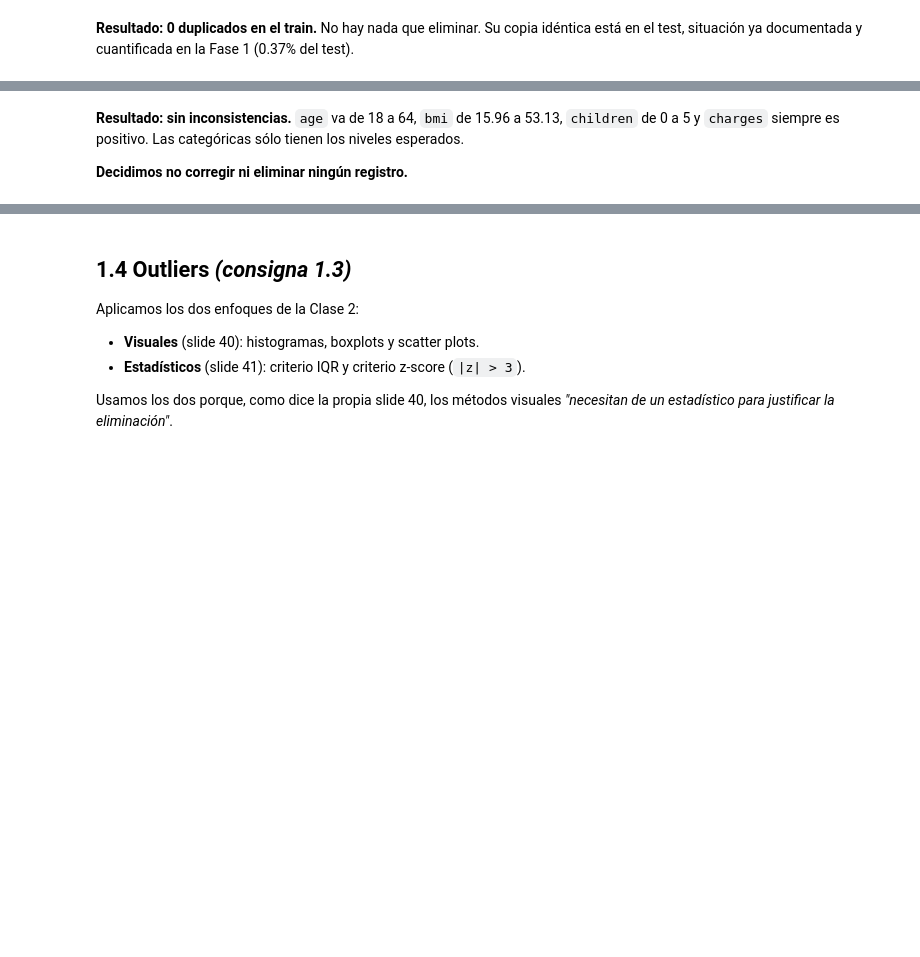
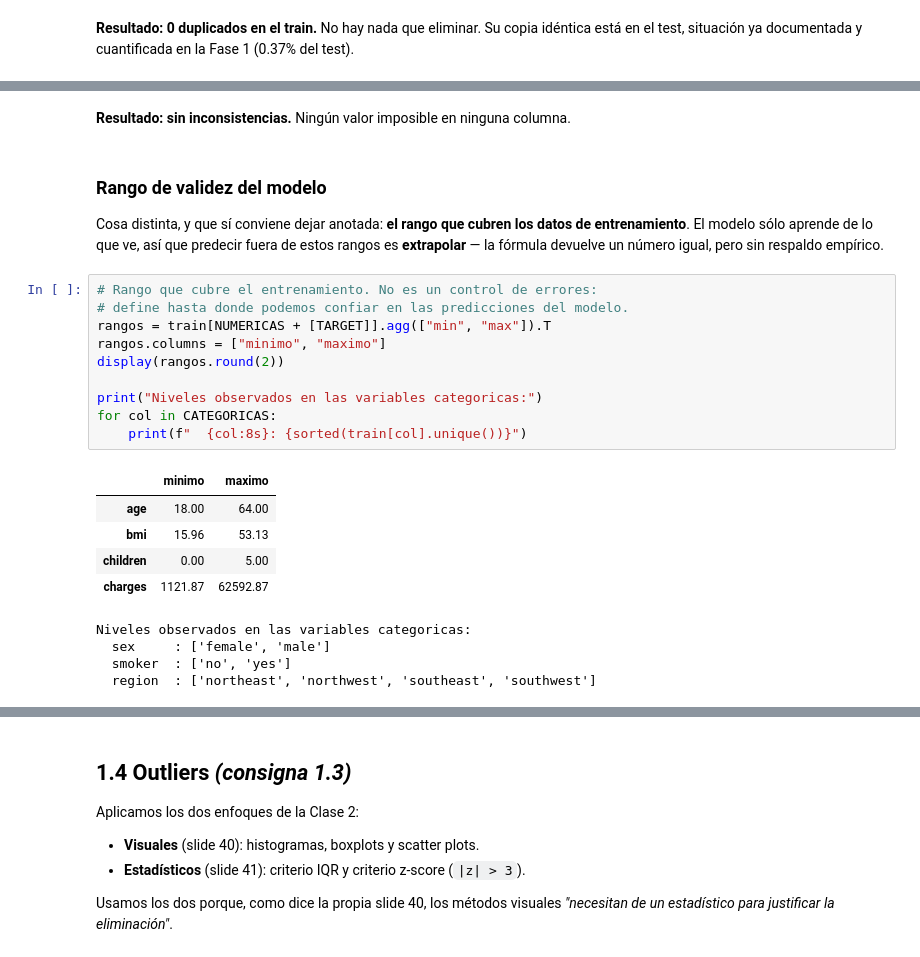
Before and after one commit to Diego050904/TP1-regresion-insurance, a Jupyter notebook: notebooks/02_limpieza_y_eda.ipynb, the cells around one changed output, grey strips where cells are left out. Drawn from its saved outputs; the diff is of its cells as text; blank space fills up the shorter version.

```diff
--- a/notebooks/02_limpieza_y_eda.ipynb
+++ b/notebooks/02_limpieza_y_eda.ipynb
@@ -157,6 +161,28 @@ for nombre, n in controles.items():
-# %% [markdown]
-**Resultado: sin inconsistencias.** `age` va de 18 a 64, `bmi` de 15.96 a 53.13,
-`children` de 0 a 5 y `charges` siempre es positivo. Las categóricas sólo tienen los
-niveles esperados.
-
-**Decidimos no corregir ni eliminar ningún registro.**
+# %% [markdown]
+**Resultado: sin inconsistencias.** Ningún valor imposible en ninguna columna.
+# %% [markdown]
+### Rango de validez del modelo
+
+Cosa distinta, y que sí conviene dejar anotada: **el rango que cubren los datos de
+entrenamiento**. El modelo sólo aprende de lo que ve, así que predecir fuera de estos
+rangos es **extrapolar** — la fórmula devuelve un número igual, pero sin respaldo empírico.
+# %%
+# Rango que cubre el entrenamiento. No es un control de errores:
+# define hasta donde podemos confiar en las predicciones del modelo.
+rangos = train[NUMERICAS + [TARGET]].agg(["min", "max"]).T
+rangos.columns = ["minimo", "maximo"]
+display(rangos.round(2))
+
+print("Niveles observados en las variables categoricas:")
+for col in CATEGORICAS:
+    print(f"  {col:8s}: {sorted(train[col].unique())}")
+# %% [output]
+|  | minimo | maximo |
+| age | 18.00 | 64.00 |
+| bmi | 15.96 | 53.13 |
+| children | 0.00 | 5.00 |
+| charges | 1121.87 | 62592.87 |
+Niveles observados en las variables categoricas:
+  sex     : ['female', 'male']
+  smoker  : ['no', 'yes']
+  region  : ['northeast', 'northwest', 'southeast', 'southwest']
```
Also changed, not shown: parts of 9 cells of this notebook.
